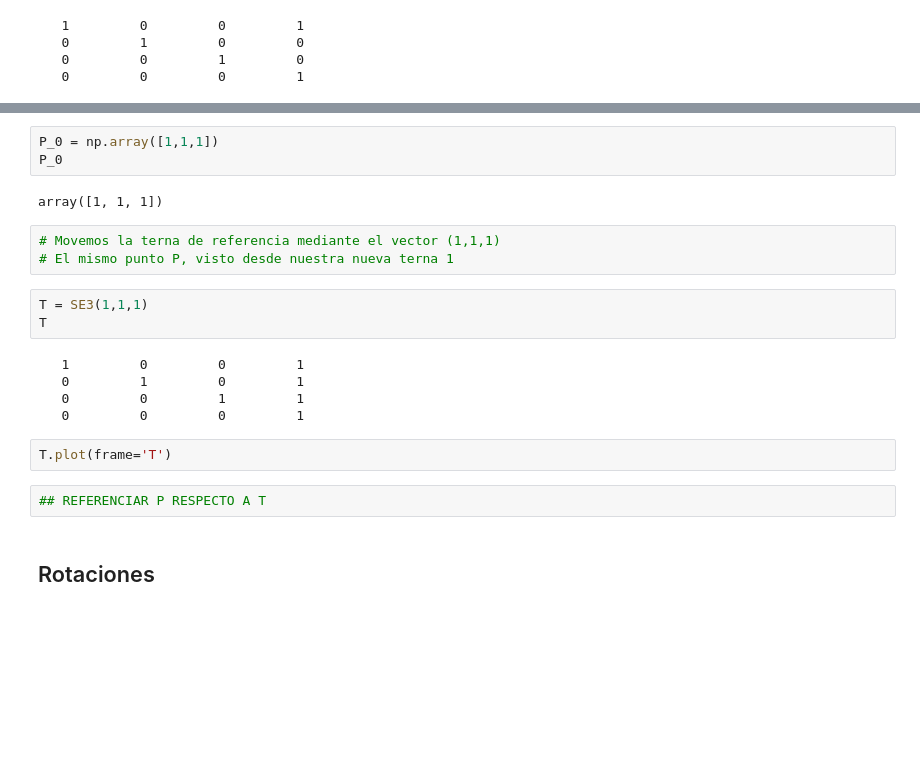
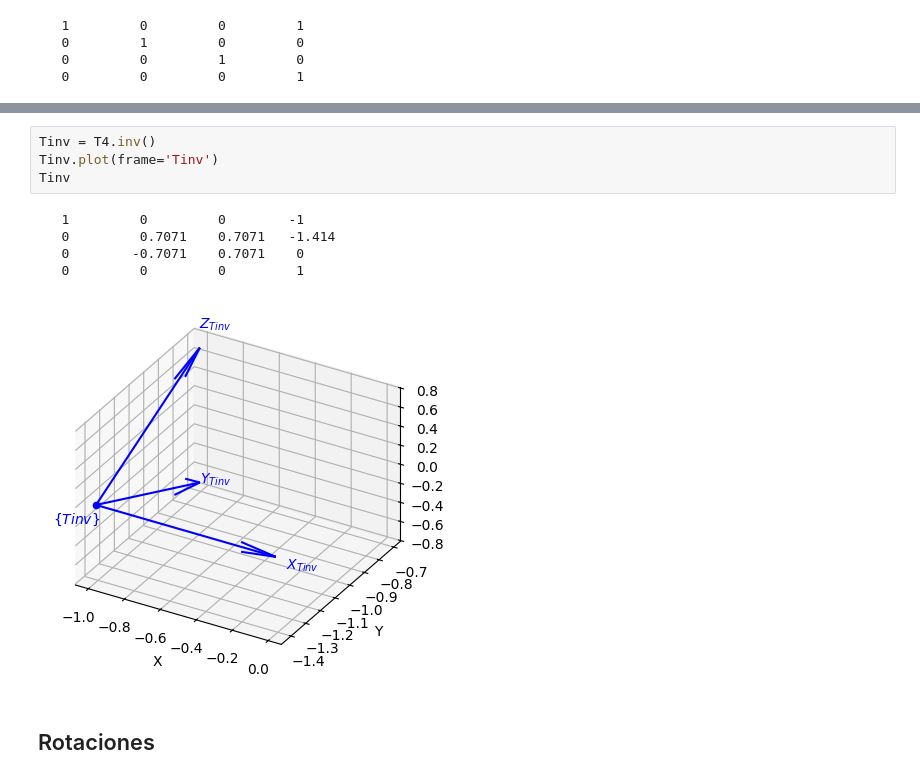
Before and after one commit to mhirak/FundamentosDeRobotica, a Jupyter notebook: Practica 1 - Transformaciones.ipynb, the cells around one changed output, grey strips where cells are left out. Cells and saved outputs as stored; diff of their text form; blank space fills up the shorter version.

```diff
--- a/Practica 1 - Transformaciones.ipynb
+++ b/Practica 1 - Transformaciones.ipynb
@@ -104,23 +109,13 @@ SE3().plot(frame='0', dims=[-3,3], color='black')
-# %%
-P_0 = np.array([1,1,1])
-P_0
-# %% [output]
-array([1, 1, 1])
-# %%
-# Movemos la terna de referencia mediante el vector (1,1,1)
-# El mismo punto P, visto desde nuestra nueva terna 1
-# %%
-T = SE3(1,1,1)
-T
-# %% [output]
-   1         0         0         1
-   0         1         0         1
-   0         0         1         1
-   0         0         0         1
-# %%
-T.plot(frame='T')
-# %%
-## REFERENCIAR P RESPECTO A T
+# %%
+Tinv = T4.inv()
+Tinv.plot(frame='Tinv')
+Tinv
+# %% [output]
+   1         0         0        -1
+   0         0.7071    0.7071   -1.414
+   0        -0.7071    0.7071    0
+   0         0         0         1
+[figure, added]
 # %% [markdown]
 ## Rotaciones ##
 # %%
```
Also changed, not shown: parts of 24 cells of this notebook.
